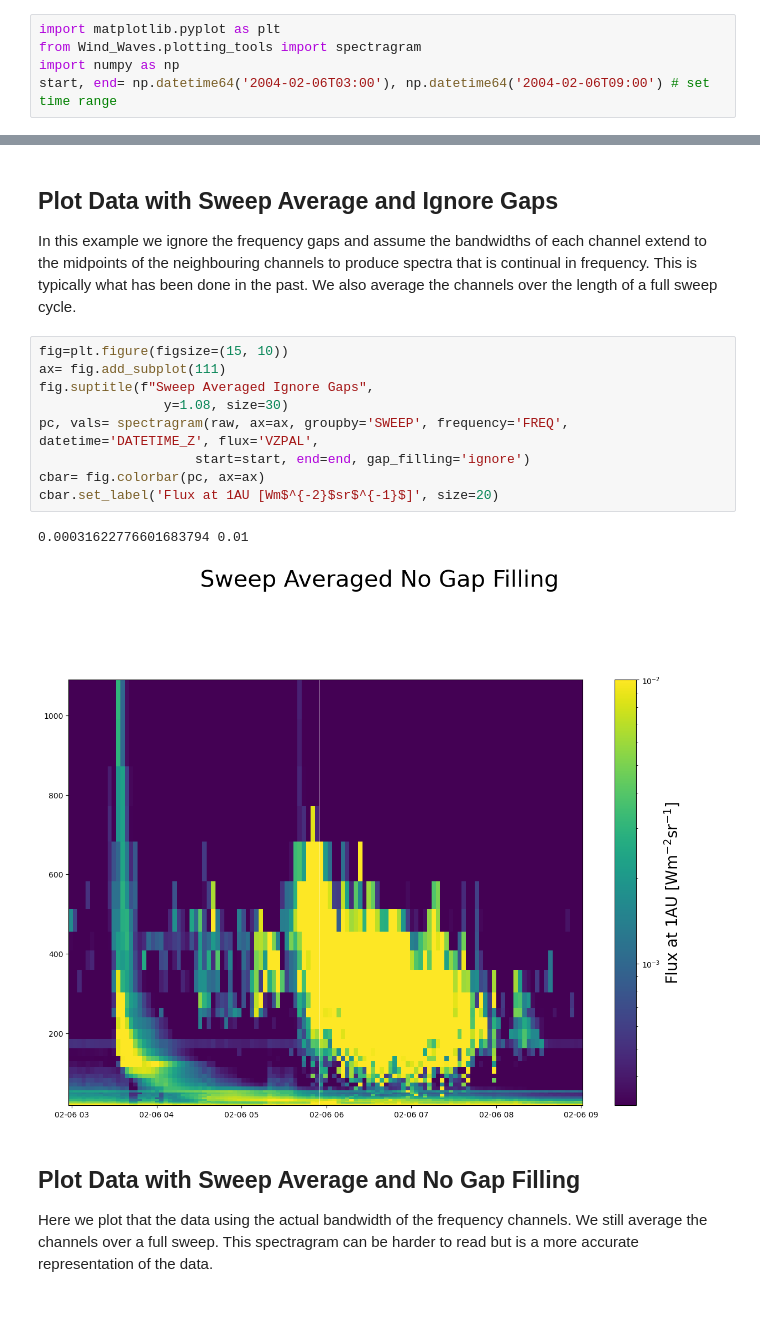
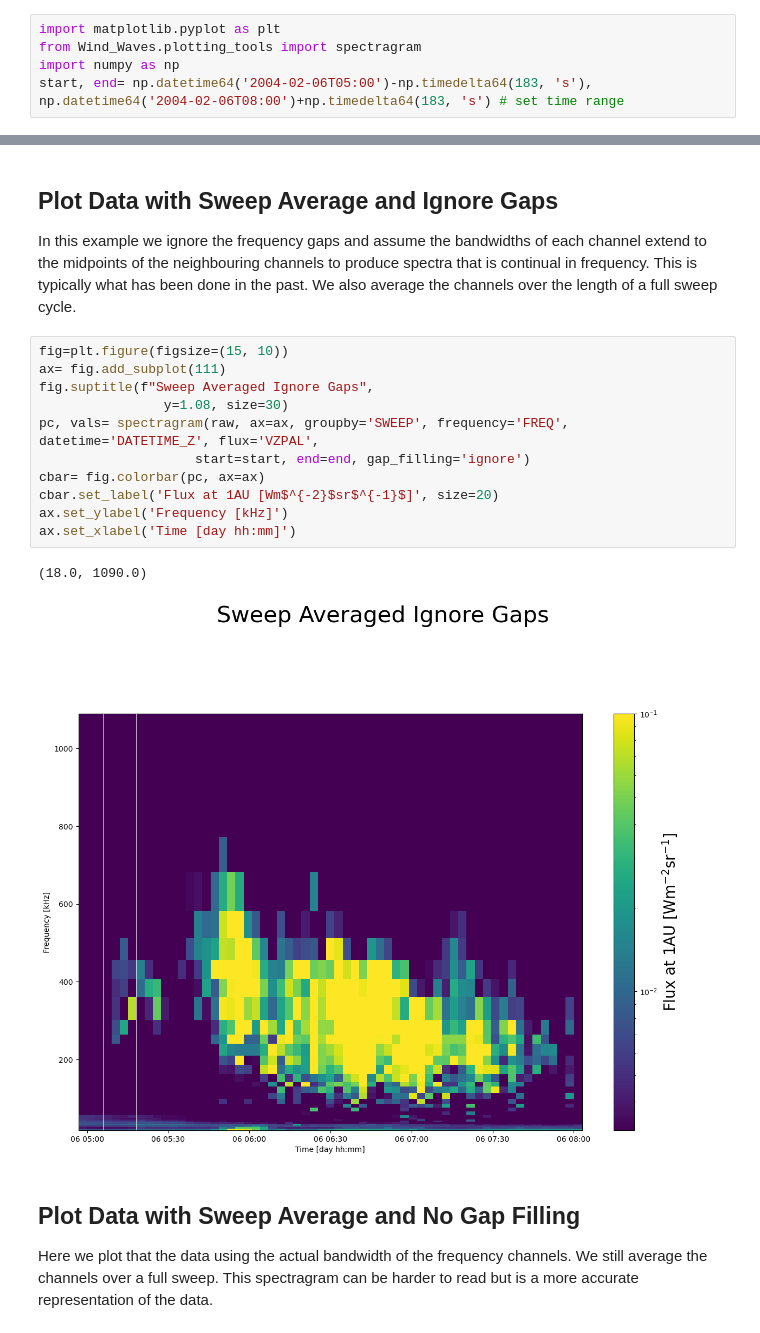
Before and after one commit to 08walkersj/Wind_Waves, a Jupyter notebook: Notebooks/high_resolution_spectragram.ipynb, the cells around one changed output, grey strips where cells are left out. Cells and saved outputs as stored; diff of their text form.

```diff
--- a/Notebooks/high_resolution_spectragram.ipynb
+++ b/Notebooks/high_resolution_spectragram.ipynb
@@ -6,7 +6,7 @@ In this notebook we show case the spectragram function and the advantages of the
 import matplotlib.pyplot as plt
 from Wind_Waves.plotting_tools import spectragram
 import numpy as np
-start, end= np.datetime64('2004-02-06T03:00'), np.datetime64('2004-02-06T09:00') # set time range
+start, end= np.datetime64('2004-02-06T05:00')-np.timedelta64(183, 's'), np.datetime64('2004-02-06T08:00')+np.timedelta64(183, 's') # set time range
 # %% [markdown]
 ## Load Raw Data
 Here we use vaex to load the raw example files that we need for the spectragram.
@@ -27,15 +59,17 @@ In this example we ignore the frequency gaps and assume the bandwidths of each c
 # %%
 fig=plt.figure(figsize=(15, 10))
 ax= fig.add_subplot(111)
 fig.suptitle(f"Sweep Averaged Ignore Gaps",
                 y=1.08, size=30)
 pc, vals= spectragram(raw, ax=ax, groupby='SWEEP', frequency='FREQ', datetime='DATETIME_Z', flux='VZPAL',
                     start=start, end=end, gap_filling='ignore')
 cbar= fig.colorbar(pc, ax=ax)
 cbar.set_label('Flux at 1AU [Wm$^{-2}$sr$^{-1}$]', size=20)
+ax.set_ylabel('Frequency [kHz]')
+ax.set_xlabel('Time [day hh:mm]')
 # %% [output]
-0.00031622776601683794 0.01
+(18.0, 1090.0)
-[figure, old version]
+[figure, new version]
 # %% [markdown]
 ## Plot Data with Sweep Average and No Gap Filling
 Here we plot that the data using the actual bandwidth of the frequency channels. We still average the channels over a full sweep. This spectragram can be harder to read but is a more accurate representation of the data.
```
Also changed, not shown: parts of 8 cells of this notebook.
